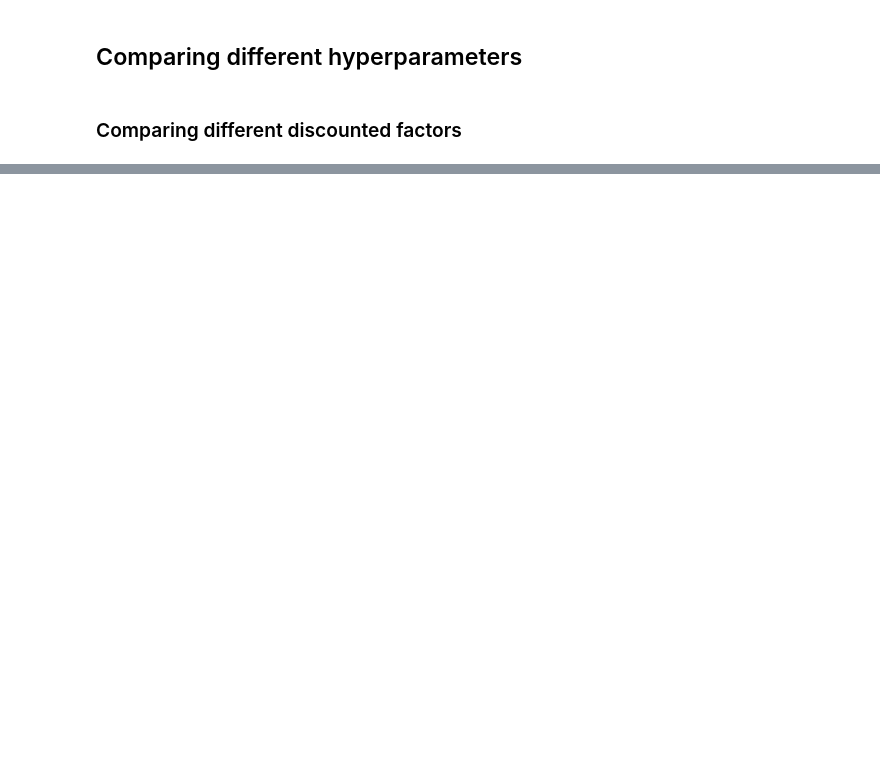
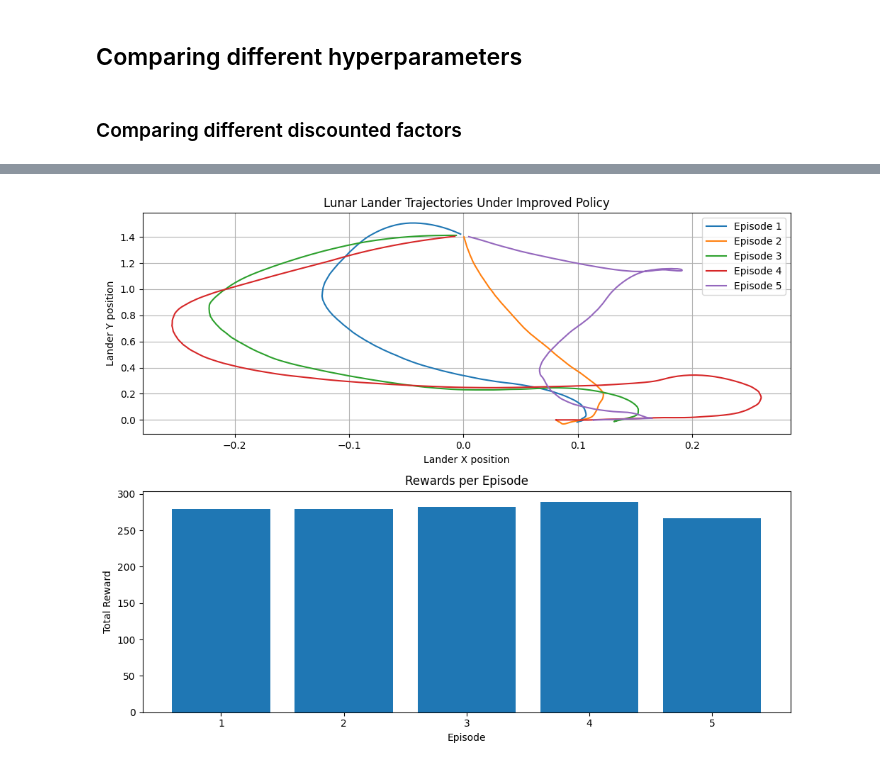
Before and after one commit to ClementLptr/LunarLander-RL-Project, a Jupyter notebook: DQN Implementation.ipynb, the cells around one changed output, grey strips where cells are left out. Drawn from its saved outputs; the diff is of its cells as text; code cells hidden in the pictures; blank space fills up the shorter version.

```diff
--- a/DQN Implementation.ipynb
+++ b/DQN Implementation.ipynb
@@ -745,0 +579,94 @@ NameError: name 'best_model' is not defined
+# %%
+env = gym.make("LunarLander-v3", render_mode="rgb_array")
+model = DeepQLearningAgent(input_size=8, output_size=4, hidden_size=80)
+model.load_state_dict(torch.load("models/dqn_model.pth"))
+
+# Run episodes with improved prediction techniques
+num_episodes = 5  # Increased to get better statistics
+trajectories = []
+rewards_history = []
+
+for episode in range(num_episodes):
+    state, _ = env.reset()
+    done = False
+    trajectory = []
+    total_reward = 0
+
+
+    while not done:
+
+        action = model.predict(state, deterministic=True)
+
+        next_state, reward, done, truncated, info = env.step(action)
+
+        # Extract position data
+        x, y = state[0], state[1]
+        trajectory.append((x, y))
+
+        total_reward += reward
+        state = next_state
+
+        # End episode if truncated
+        if truncated:
+            done = True
+
+    print(f"Episode {episode+1} completed. Total reward: {total_reward:.2f}")
+    trajectories.append(trajectory)
+    rewards_history.append(total_reward)
+
+env.close()
+
+# Plot the trajectories
+plt.figure(figsize=(10, 8))
+plt.subplot(2, 1, 1)
+for i, trajectory in enumerate(trajectories):
+    trajectory = np.array(trajectory)
+    plt.plot(trajectory[:, 0], trajectory[:, 1], label=f"Episode {i+1}")
+plt.xlabel("Lander X position")
+plt.ylabel("Lander Y position")
+plt.title("Lunar Lander Trajectories Under Improved Policy")
+plt.legend()
+plt.grid()
+
+# Plot rewards
+plt.subplot(2, 1, 2)
+plt.bar(range(1, num_episodes+1), rewards_history)
+plt.xlabel("Episode")
+plt.ylabel("Total Reward")
+plt.title("Rewards per Episode")
+plt.tight_layout()
+plt.show()
+
+# Calculate prediction confidence
+def analyze_predictions(model, env, num_samples=100):
+    state, _ = env.reset()
+    confidences = []
+
+    for _ in range(num_samples):
+        with torch.no_grad():
+            state_tensor = torch.FloatTensor(state).unsqueeze(0)
+            q_values = model(state_tensor)
+
+            # Calculate confidence as difference between best and second best action
+            sorted_q, _ = torch.sort(q_values, descending=True)
+            confidence = (sorted_q[0][0] - sorted_q[0][1]).item()
+            confidences.append(confidence)
+
+            # Take a random action to explore state space
+            action = env.action_space.sample()
+            state, _, done, truncated, _ = env.step(action)
+
+            if done or truncated:
+                state, _ = env.reset()
+
+    return confidences
+
+confidences = analyze_predictions(model, env)
+plt.figure(figsize=(8, 4))
+plt.hist(confidences, bins=20)
+plt.xlabel("Prediction Confidence")
+plt.ylabel("Frequency")
+plt.title("Model Prediction Confidence Distribution")
+plt.grid()
+plt.show()
+# %% [output]
@@ -745,0 +678 @@ NameError: name 'best_model' is not defined
+[figure, added]
```
Also changed, not shown: parts of 16 cells of this notebook, 17 other files.
